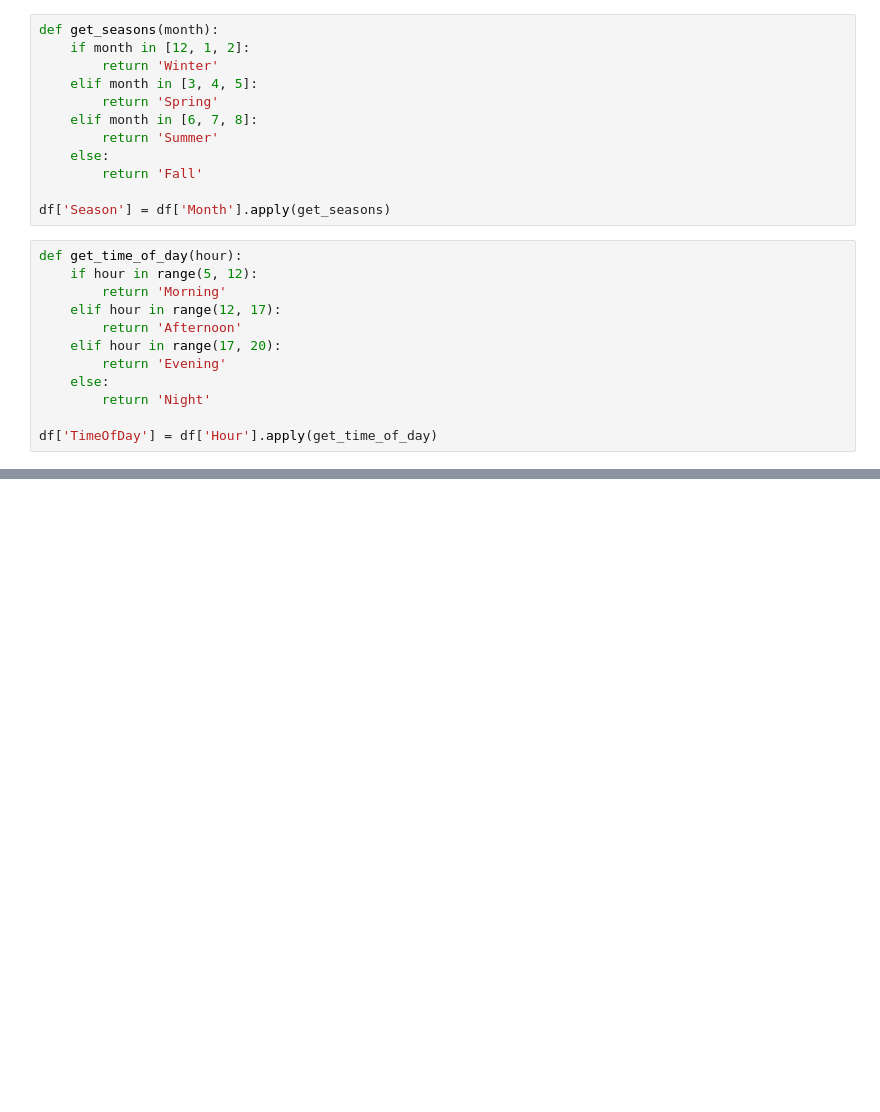
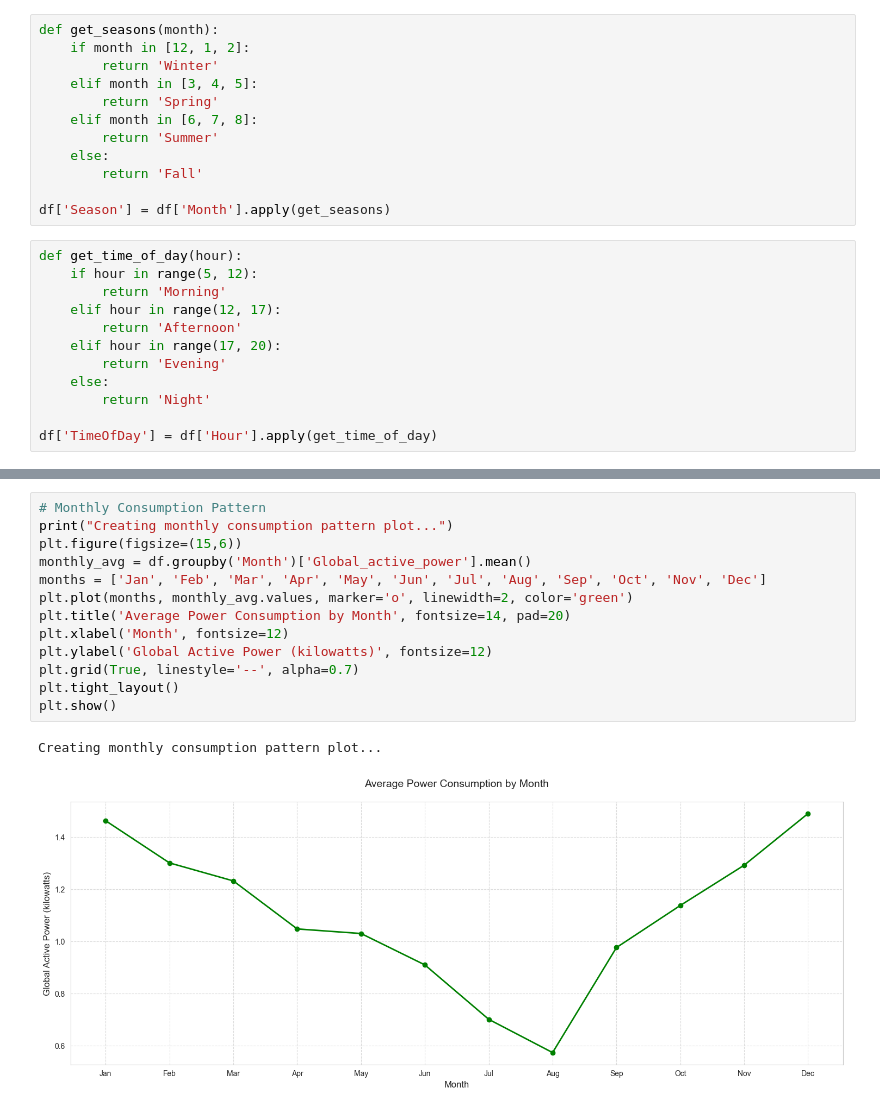
Before and after one commit to AswiniSivaraman/project_powerpulse, a Jupyter notebook: Data_Preprocessing.ipynb, the cells around one changed output, grey strips where cells are left out. Drawn from its saved outputs; the diff is of its cells as text; blank space fills up the shorter version.

```diff
--- a/Data_Preprocessing.ipynb
+++ b/Data_Preprocessing.ipynb
@@ -453,0 +496,16 @@ figures.append(fig)
+# %%
+# Monthly Consumption Pattern
+print("Creating monthly consumption pattern plot...")
+plt.figure(figsize=(15,6))
+monthly_avg = df.groupby('Month')['Global_active_power'].mean()
+months = ['Jan', 'Feb', 'Mar', 'Apr', 'May', 'Jun', 'Jul', 'Aug', 'Sep', 'Oct', 'Nov', 'Dec']
+plt.plot(months, monthly_avg.values, marker='o', linewidth=2, color='green')
+plt.title('Average Power Consumption by Month', fontsize=14, pad=20)
+plt.xlabel('Month', fontsize=12)
+plt.ylabel('Global Active Power (kilowatts)', fontsize=12)
+plt.grid(True, linestyle='--', alpha=0.7)
+plt.tight_layout()
+plt.show()
+# %% [output]
+Creating monthly consumption pattern plot...
+[figure, added]
```
Also changed, not shown: parts of 27 cells of this notebook.
